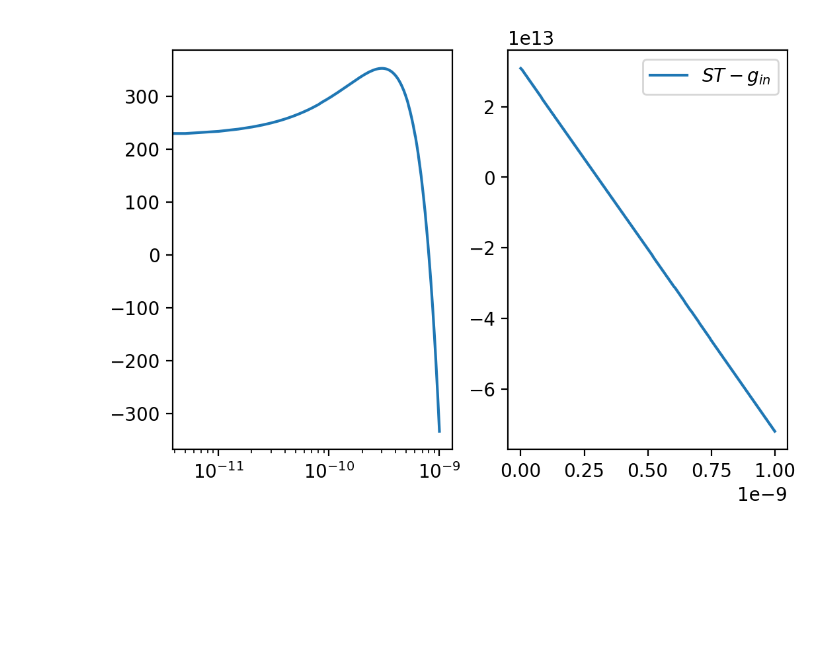
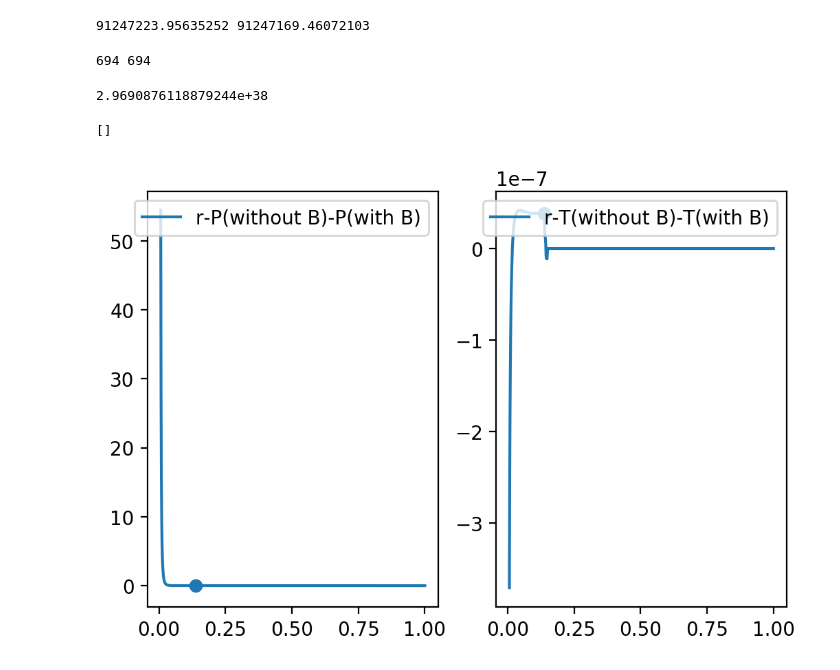
Before and after one commit to HelloGithubC/Project, a Jupyter notebook: Test.ipynb, the cells around one changed output. Cells and saved outputs as stored; diff of their text form; code cells hidden in the pictures; blank space fills up the shorter version.

```diff
--- a/Test.ipynb
+++ b/Test.ipynb
@@ -21,0 +12,12 @@ for i in range(num):
+# %%
+cal.me.cal_ML_simple(ST,L_s)
+P1=cal.me.P
+T1=cal.me.T
+L1=cal.me.L
+RCB1=cal.me.RCB_index
+cal.me.cal_ML_simple_B(ST,L_s,True,1e-15,1e-8)
+P2=cal.me.P
+T2=cal.me.T
+L2=cal.me.L
+RCB2=cal.me.RCB_index
+r=cal.me.r
@@ -22,10 +48,26 @@ for i in range(num):
+# %%
+print(P1[-1],P2[-1])
+# %% [output]
+91247223.95635252 91247169.46072103
+# %%
+print(RCB1,RCB2)
+# %% [output]
+694 694
+# %%
+print(cal.me.con.M_v)
+# %% [output]
+2.9690876118879244e+38
 # %%
 fig=plt.figure(dpi=200)
 ax1=fig.add_subplot(121)
-ax1.semilogx(dG,L_in,label=r'$ST-L_{in}$')
+ax1.plot(r,P1-P2,label='r-P(without B)-P(with B)')
+ax1.scatter(r[RCB1],P1[RCB1]-P2[RCB2],marker='o')
+plt.legend(loc='upper right')
 ax2=fig.add_subplot(122)
-ax2.plot(dG,g_in,label=r'$ST-g_{in}$')
+ax2.plot(r,T1-T2,label='r-T(without B)-T(with B)')
+ax2.scatter(r[RCB1],T1[RCB1]-T2[RCB2],marker='o')
 plt.legend(loc='upper right')
-plt.show()
+plt.plot()
 # %% [output]
+[]
-[figure, old version]
+[figure, new version]
```
Also changed, not shown: parts of 12 cells of this notebook, 6 other files.
